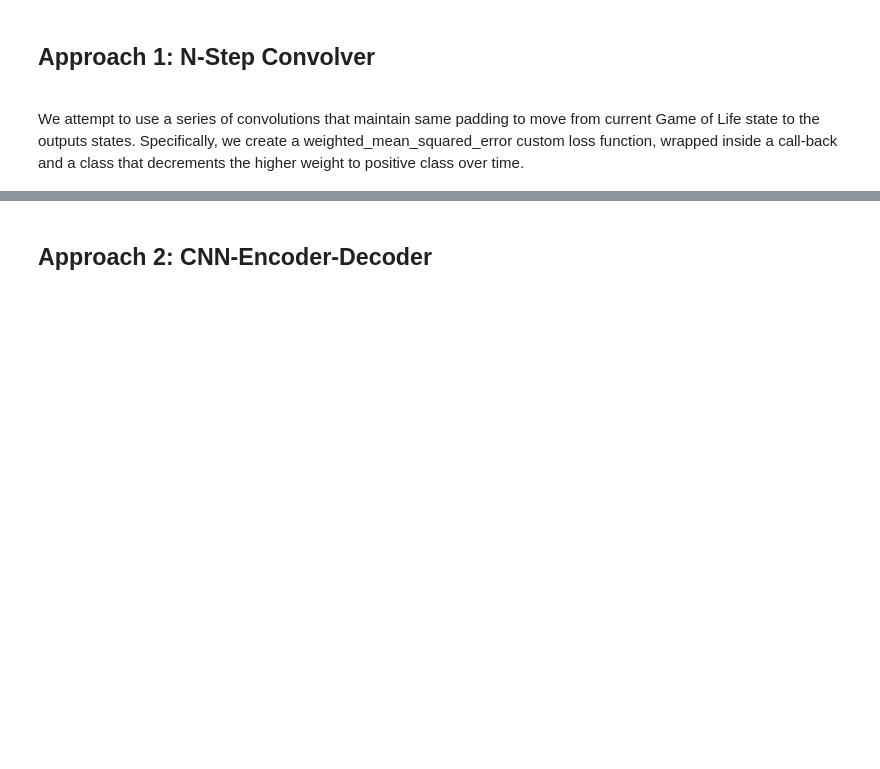
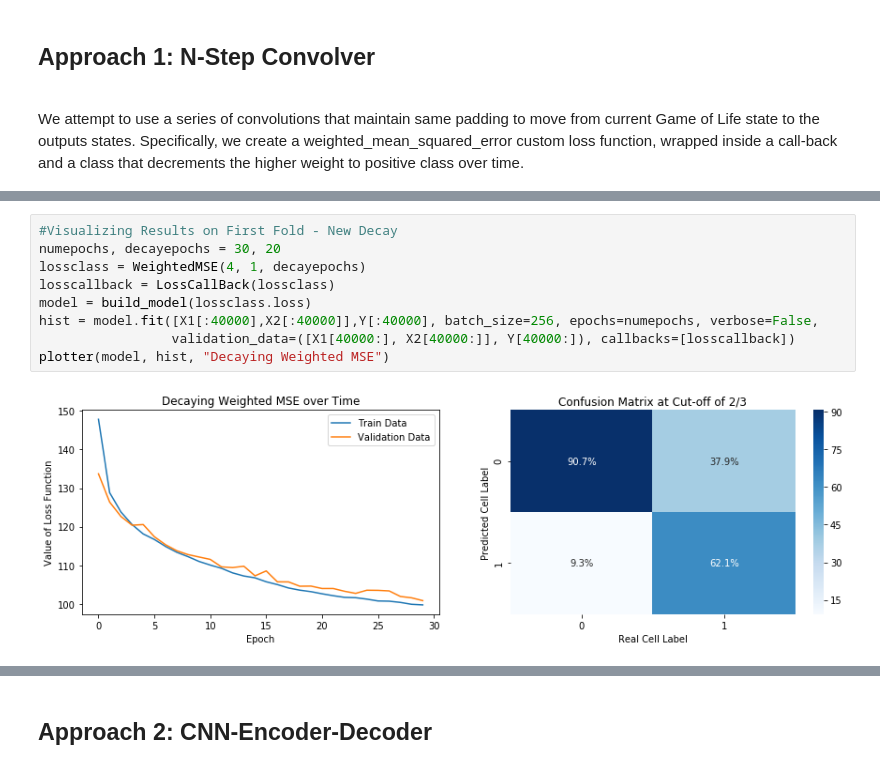
Before and after one commit to navyamehta/ai-research-projects, a Jupyter notebook: kaggle-GOL-CNN-encoder/Game of Life Reversal.ipynb, the cells around one changed output, grey strips where cells are left out. Cells and saved outputs as stored; diff of their text form; blank space fills up the shorter version.

```diff
--- a/kaggle-GOL-CNN-encoder/Game of Life Reversal.ipynb
+++ b/kaggle-GOL-CNN-encoder/Game of Life Reversal.ipynb
@@ -102,0 +138,11 @@ ________________________________________________________________________________
+# %%
+#Visualizing Results on First Fold - New Decay
+numepochs, decayepochs = 30, 20
+lossclass = WeightedMSE(4, 1, decayepochs)
+losscallback = LossCallBack(lossclass)
+model = build_model(lossclass.loss)
+hist = model.fit([X1[:40000],X2[:40000]],Y[:40000], batch_size=256, epochs=numepochs, verbose=False,
+                 validation_data=([X1[40000:], X2[40000:]], Y[40000:]), callbacks=[losscallback])
+plotter(model, hist, "Decaying Weighted MSE")
+# %% [output]
+[figure, added]
```
Also changed, not shown: parts of 12 cells of this notebook.
